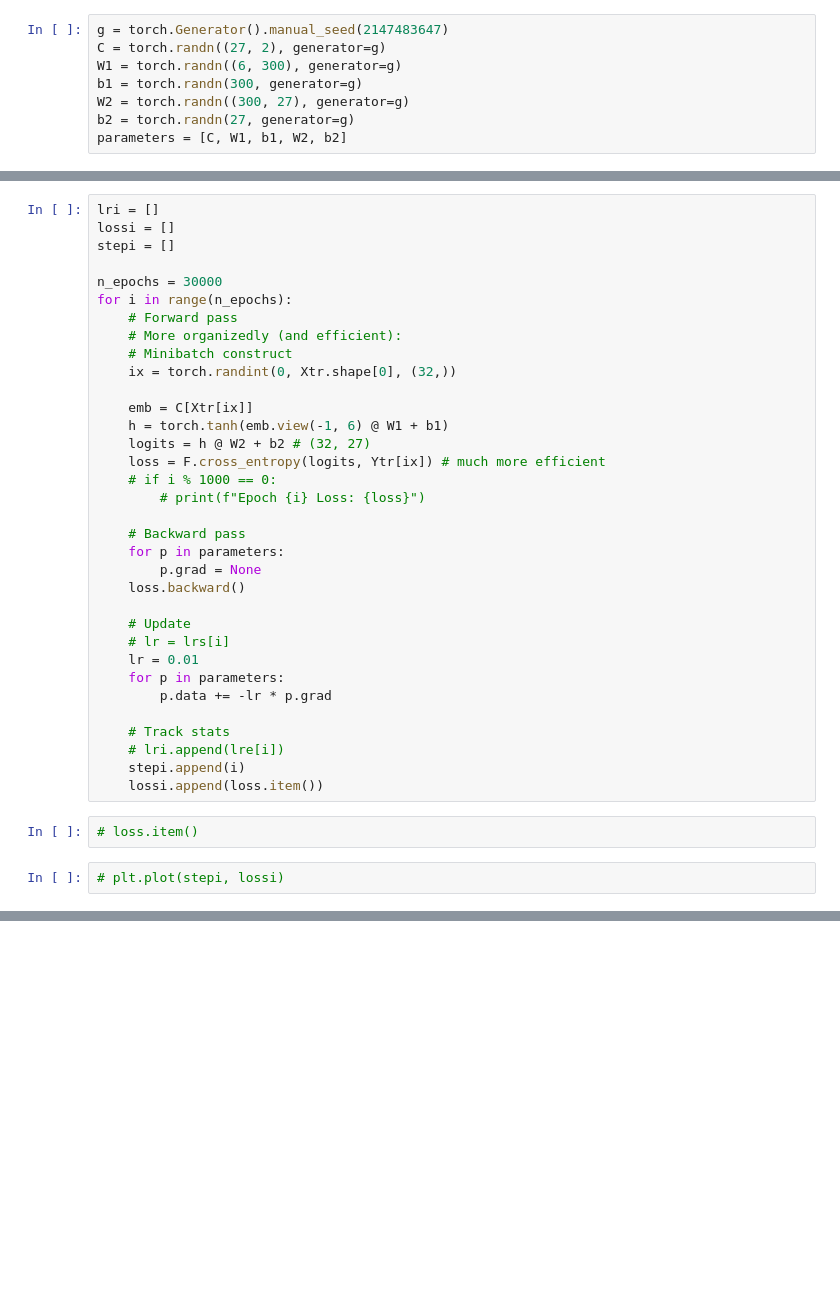
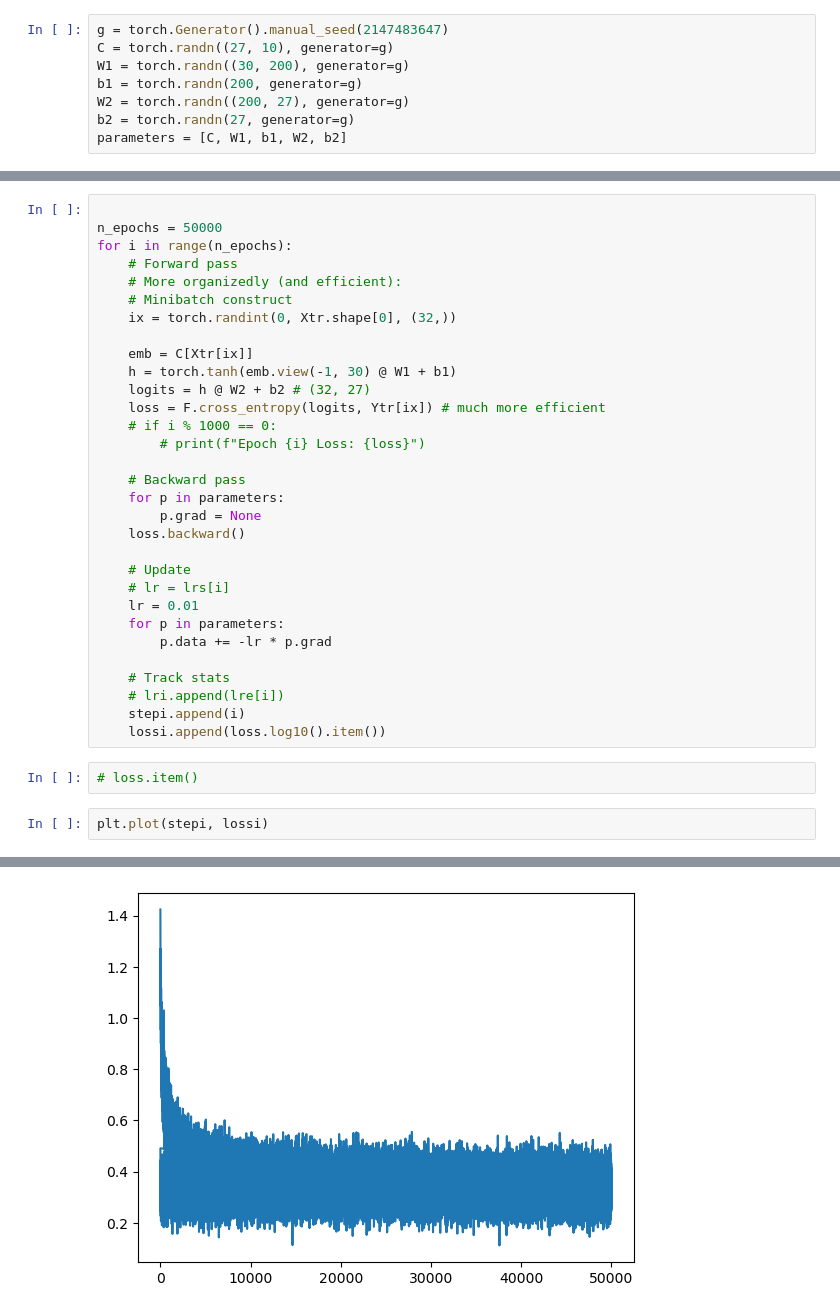
Before and after one commit to joaoDossena/MLFromScratch, a Jupyter notebook: 12 - makemore/build_makemore_mlp.ipynb, the cells around one changed output, grey strips where cells are left out. Saved outputs shown, nothing was run; the diff lists cells and outputs as text; blank space fills up the shorter version.

```diff
--- a/12 - makemore/build_makemore_mlp.ipynb
+++ b/12 - makemore/build_makemore_mlp.ipynb
@@ -75,10 +75,10 @@ Xtr.shape, Ytr.shape
 (torch.Size([182625, 3]), torch.Size([182625]))
 # %%
 g = torch.Generator().manual_seed(2147483647)
-C = torch.randn((27, 2), generator=g)
-W1 = torch.randn((6, 300), generator=g)
-b1 = torch.randn(300, generator=g)
-W2 = torch.randn((300, 27), generator=g)
+C = torch.randn((27, 10), generator=g)
+W1 = torch.randn((30, 200), generator=g)
+b1 = torch.randn(200, generator=g)
+W2 = torch.randn((200, 27), generator=g)
 b2 = torch.randn(27, generator=g)
 parameters = [C, W1, b1, W2, b2]
 # %%
@@ -97,9 +101,6 @@ for p in parameters:
 # %%
-lri = []
-lossi = []
-stepi = []
 
-n_epochs = 30000
+n_epochs = 50000
 for i in range(n_epochs):
     # Forward pass
     # More organizedly (and efficient):
@@ -107,7 +108,7 @@ for i in range(n_epochs):
     ix = torch.randint(0, Xtr.shape[0], (32,))
 
     emb = C[Xtr[ix]]
-    h = torch.tanh(emb.view(-1, 6) @ W1 + b1)
+    h = torch.tanh(emb.view(-1, 30) @ W1 + b1)
     logits = h @ W2 + b2 # (32, 27)
     loss = F.cross_entropy(logits, Ytr[ix]) # much more efficient
     # if i % 1000 == 0:
@@ -127,8 +128,9 @@ for i in range(n_epochs):
     # Track stats
     # lri.append(lre[i])
     stepi.append(i)
-    lossi.append(loss.item())
+    lossi.append(loss.log10().item())
 # %%
 # loss.item()
 # %%
-# plt.plot(stepi, lossi)
+plt.plot(stepi, lossi)
+# %% [output]
@@ -135,2 +138,3 @@ for i in range(n_epochs):
+[figure, added]
 # %%
 emb = C[Xdev]
```
Also changed, not shown: parts of 9 cells of this notebook.
